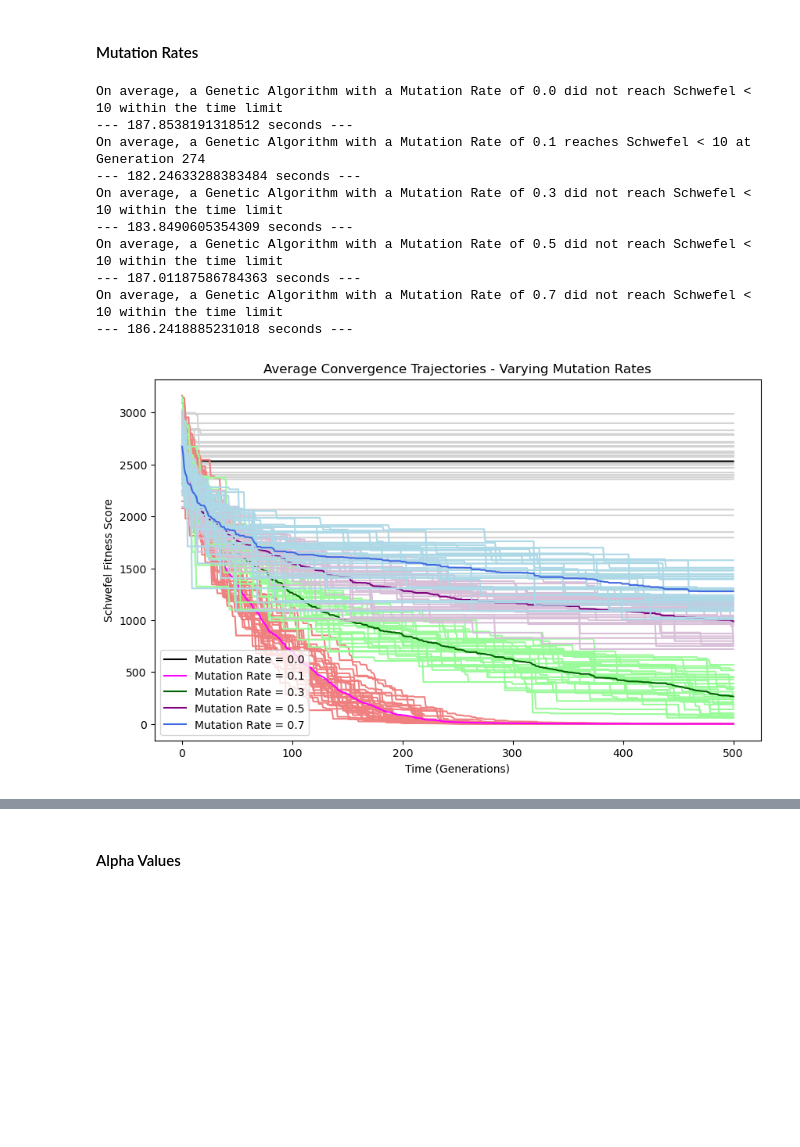
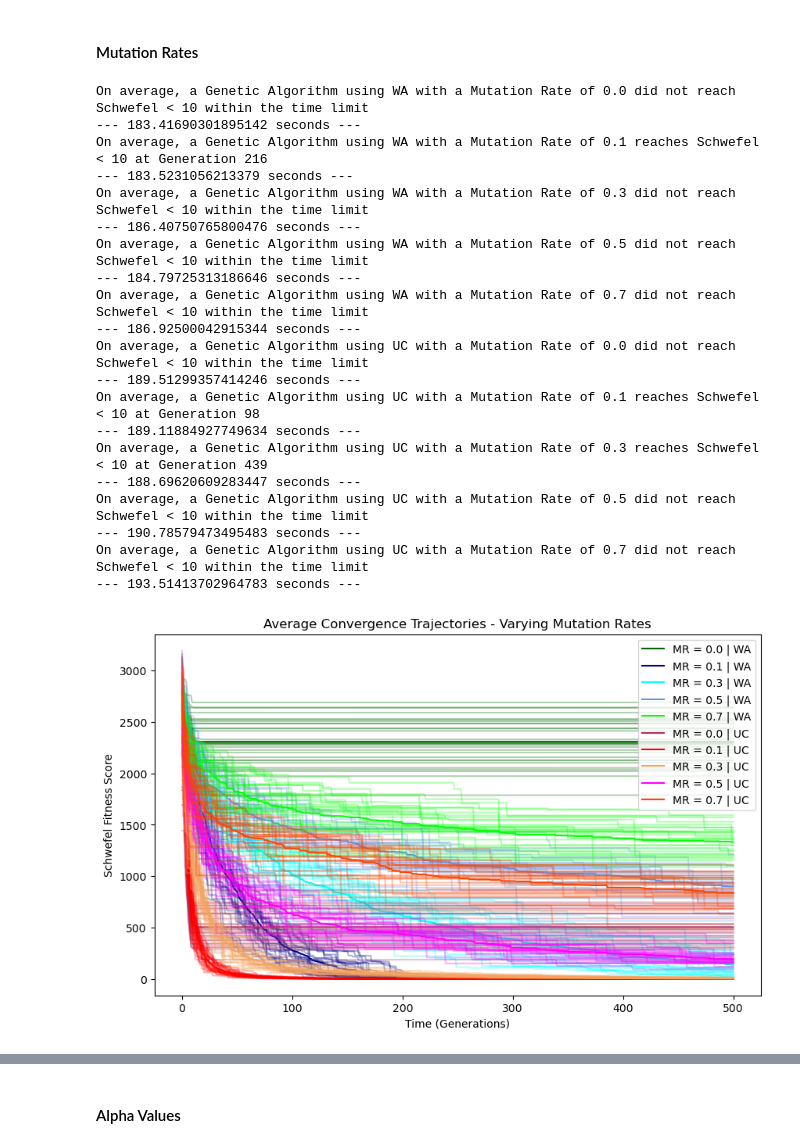
Before and after one commit to AlexPei-YuTsai/8-queen-evo-algo, a Jupyter notebook: schwefel.ipynb, the cells around one changed output, grey strips where cells are left out. Cells and saved outputs as stored; diff of their text form; code cells hidden in the pictures; blank space fills up the shorter version.

```diff
--- a/schwefel.ipynb
+++ b/schwefel.ipynb
@@ -253,8 +313,11 @@ On average, a Genetic Algorithm with a Parameter Set of DEFAULT reaches Schwefel
 # %%
 # Of course, we can also graph the results
 for i in range(30):
-    data_df.iloc[i].plot(color="lightblue", label="_nolegend_")
-data_df.mean(axis=0).plot(color="royalblue", label="Average Trial Trajectory")
+    data_df.iloc[i].plot(color="lightblue", label="_nolegend_", alpha=0.3)
+data_df.mean(axis=0).plot(color="royalblue", label="Average Trial Trajectory - Whole Arithmetic Crossover")
+for i in range(30):
+    data2_df.iloc[i].plot(color="lightcoral", label="_nolegend_", alpha=0.3)
+data2_df.mean(axis=0).plot(color="darkred", label="Average Trial Trajectory - Uniform Crossover")
 plt.ylabel("Schwefel Fitness Score")
 plt.xlabel("Generations")
 plt.legend()
@@ -310,0 +336,5 @@ On average, a Genetic Algorithm with a Tournament Size of 20 reaches Schwefel <
+# %%
+# Label Crossover Method
+crosses=[[cross, "WA"] for i in range(5)]+[[unicross, "UC"] for i in range(5)]
+# Graph visualization colors
+color=["#006400", "#00008b", "#00ffff", "#6495ed", "#00ff00", "#b03060", "#ff0000", "#f4a460", "#ff00ff", "#ff4500"]
@@ -312,27 +397,26 @@ On average, a Genetic Algorithm with a Tournament Size of 20 reaches Schwefel <
 #### Crossover Rates
 # %%
 # This time, with varying Crossover Rates
-tsizes=[0.2, 0.4, 0.6, 0.9, 1.0]
-# Graph visualization colors
-color=[["lightgrey", "black"], ["lightcoral", "magenta"], ["palegreen", "darkgreen"], ["thistle", "purple"], ["lightblue", "royalblue"]]
+tsizes=[0.2, 0.4, 0.6, 0.9, 1.0]*2
 
 # Test different conditions
-for test in range(5):
+for test in range(len(tsizes)):
     # Change Parameters per Test Bundle
     start_time = time.time()
     xrate = tsizes[test]
+    crossover=crosses[test]
 
     # Plot Results of each Test Bundle
-    data_df = test_trials(30)
+    data_df = test_trials(30, crossover[0])
     # Report Convergence
-    conv(data_df, 10, "Crossover Rate", xrate)
+    conv(data_df, 10, crossover[1], "Crossover Rate", xrate)
 
     print("--- %s seconds ---" % (time.time() - start_time))
 
     # Graph results, needs to be on the same DataFrame for results to be on the same chart
     for i in range(30):
-        data_df.iloc[i].plot(color=color[test][0], label="_nolegend_")
-    data_df.mean(axis=0).plot(color=color[test][1], label=f"Crossover Rate = {xrate}")
+        data_df.iloc[i].plot(color=color[test], label="_nolegend_", alpha=0.3)
+    data_df.mean(axis=0).plot(color=color[test], label=f"CR = {xrate} | {crossover[1]}")
 
 plt.title("Average Convergence Trajectories - Varying Crossover Rates")
 plt.ylabel("Schwefel Fitness Score")
@@ -402,45 +452,54 @@ On average, a Genetic Algorithm with a Crossover Rate of 0.2 reaches Schwefel <
 #### Mutation Rates
 # %%
 # This time, with varying Mutation Rates
-tsizes=[0.0, 0.1, 0.3, 0.5, 0.7]
-# Graph visualization colors
-color=[["lightgrey", "black"], ["lightcoral", "magenta"], ["palegreen", "darkgreen"], ["thistle", "purple"], ["lightblue", "royalblue"]]
+tsizes=[0.0, 0.1, 0.3, 0.5, 0.7]*2
 
 # Test different conditions
-for test in range(5):
+for test in range(len(tsizes)):
     # Change Parameters per Test Bundle
     start_time = time.time()
     mrate = tsizes[test]
+    crossover=crosses[test]
 
     # Plot Results of each Test Bundle
-    data_df = test_trials(30)
+    data_df = test_trials(30, crossover[0])
     # Report Convergence
-    conv(data_df, 10, "Mutation Rate", mrate)
+    conv(data_df, 10, crossover[1], "Mutation Rate", mrate)
 
     print("--- %s seconds ---" % (time.time() - start_time))
 
     # Graph results, needs to be on the same DataFrame for results to be on the same chart
     for i in range(30):
-        data_df.iloc[i].plot(color=color[test][0], label="_nolegend_")
-    data_df.mean(axis=0).plot(color=color[test][1], label=f"Mutation Rate = {mrate}")
+        data_df.iloc[i].plot(color=color[test], label="_nolegend_", alpha=0.3)
+    data_df.mean(axis=0).plot(color=color[test], label=f"MR = {mrate} | {crossover[1]}")
 
 plt.title("Average Convergence Trajectories - Varying Mutation Rates")
 plt.ylabel("Schwefel Fitness Score")
 plt.xlabel("Time (Generations)")
 plt.legend()
 plt.show()
 
 # Reset parameters
 mrate=0.1
 # %% [output]
-On average, a Genetic Algorithm with a Mutation Rate of 0.0 did not reach Schwefel < 10 within the time limit
---- 187.8538191318512 seconds ---
-On average, a Genetic Algorithm with a Mutation Rate of 0.1 reaches Schwefel < 10 at Generation 274
---- 182.24633288383484 seconds ---
-On average, a Genetic Algorithm with a Mutation Rate of 0.3 did not reach Schwefel < 10 within the time limit
---- 183.8490605354309 seconds ---
-On average, a Genetic Algorithm with a Mutation Rate of 0.5 did not reach Schwefel < 10 within the time limit
---- 187.01187586784363 seconds ---
-On average, a Genetic Algorithm with a Mutation Rate of 0.7 did not reach Schwefel < 10 within the time limit
---- 186.2418885231018 seconds ---
+On average, a Genetic Algorithm using WA with a Mutation Rate of 0.0 did not reach Schwefel < 10 within the time limit
+--- 183.41690301895142 seconds ---
+On average, a Genetic Algorithm using WA with a Mutation Rate of 0.1 reaches Schwefel < 10 at Generation 216
+--- 183.5231056213379 seconds ---
+On average, a Genetic Algorithm using WA with a Mutation Rate of 0.3 did not reach Schwefel < 10 within the time limit
+--- 186.40750765800476 seconds ---
+On average, a Genetic Algorithm using WA with a Mutation Rate of 0.5 did not reach Schwefel < 10 within the time limit
+--- 184.79725313186646 seconds ---
+On average, a Genetic Algorithm using WA with a Mutation Rate of 0.7 did not reach Schwefel < 10 within the time limit
+--- 186.92500042915344 seconds ---
+On average, a Genetic Algorithm using UC with a Mutation Rate of 0.0 did not reach Schwefel < 10 within the time limit
+--- 189.51299357414246 seconds ---
+On average, a Genetic Algorithm using UC with a Mutation Rate of 0.1 reaches Schwefel < 10 at Generation 98
+--- 189.11884927749634 seconds ---
+On average, a Genetic Algorithm using UC with a Mutation Rate of 0.3 reaches Schwefel < 10 at Generation 439
+--- 188.69620609283447 seconds ---
+On average, a Genetic Algorithm using UC with a Mutation Rate of 0.5 did not reach Schwefel < 10 within the time limit
+--- 190.78579473495483 seconds ---
+On average, a Genetic Algorithm using UC with a Mutation Rate of 0.7 did not reach Schwefel < 10 within the time limit
+--- 193.51413702964783 seconds ---
-[figure, old version]
+[figure, new version]
```
Also changed, not shown: parts of 47 cells of this notebook.
